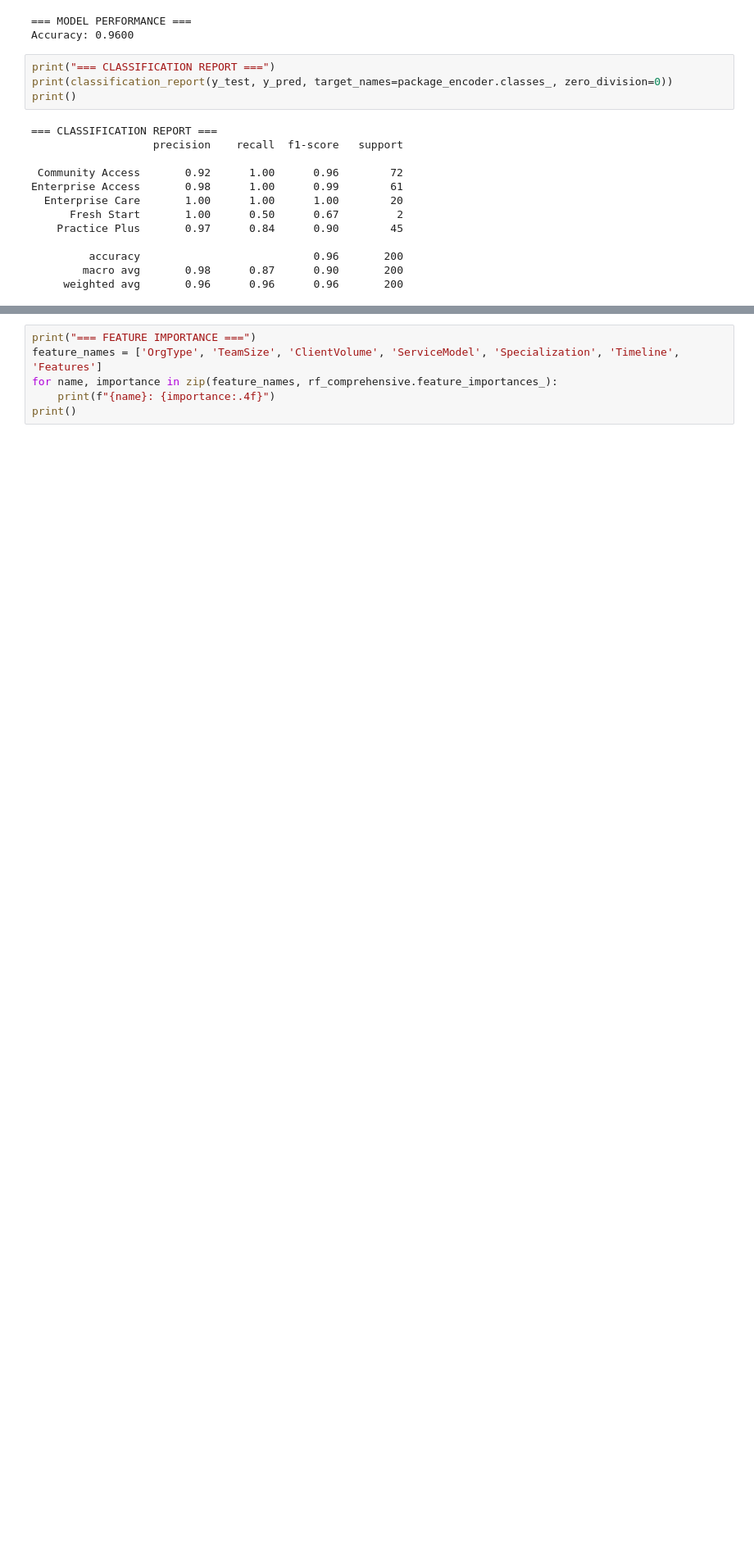
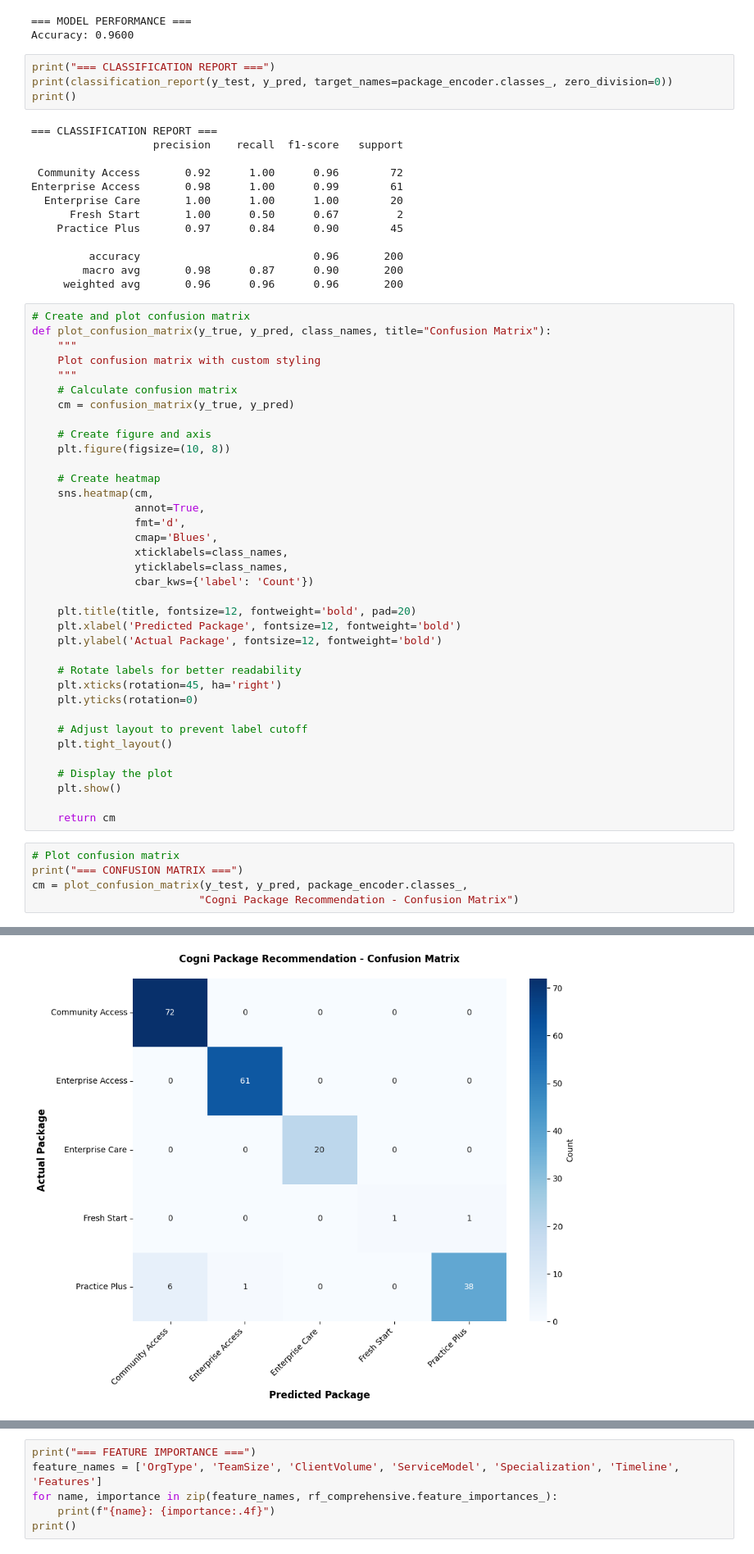
Before and after one commit to Oluwaline/cogni-recommendation, a Jupyter notebook: Cognii.ipynb, the cells around one changed output, grey strips where cells are left out. Shown at 82% size. Saved outputs shown, nothing was run; the diff lists cells and outputs as text; blank space fills up the shorter version.

```diff
--- a/Cognii.ipynb
+++ b/Cognii.ipynb
@@ -191,3 +207,45 @@ Enterprise Access       0.98      1.00      0.99        61
          accuracy                           0.96       200
         macro avg       0.98      0.87      0.90       200
      weighted avg       0.96      0.96      0.96       200
+# %%
+# Create and plot confusion matrix
+def plot_confusion_matrix(y_true, y_pred, class_names, title="Confusion Matrix"):
+    """
+    Plot confusion matrix with custom styling
+    """
+    # Calculate confusion matrix
+    cm = confusion_matrix(y_true, y_pred)
+
+    # Create figure and axis
+    plt.figure(figsize=(10, 8))
+
+    # Create heatmap
+    sns.heatmap(cm,
+                annot=True,
+                fmt='d',
+                cmap='Blues',
+                xticklabels=class_names,
+                yticklabels=class_names,
+                cbar_kws={'label': 'Count'})
+
+    plt.title(title, fontsize=12, fontweight='bold', pad=20)
+    plt.xlabel('Predicted Package', fontsize=12, fontweight='bold')
+    plt.ylabel('Actual Package', fontsize=12, fontweight='bold')
+
+    # Rotate labels for better readability
+    plt.xticks(rotation=45, ha='right')
+    plt.yticks(rotation=0)
+
+    # Adjust layout to prevent label cutoff
+    plt.tight_layout()
+
+    # Display the plot
+    plt.show()
+
+    return cm
+# %%
+# Plot confusion matrix
+print("=== CONFUSION MATRIX ===")
+cm = plot_confusion_matrix(y_test, y_pred, package_encoder.classes_,
+                          "Cogni Package Recommendation - Confusion Matrix")
+# %% [output]
@@ -193,0 +253 @@ Enterprise Access       0.98      1.00      0.99        61
+[figure, added]
```
Also changed, not shown: parts of 9 cells of this notebook, 3 other files.
